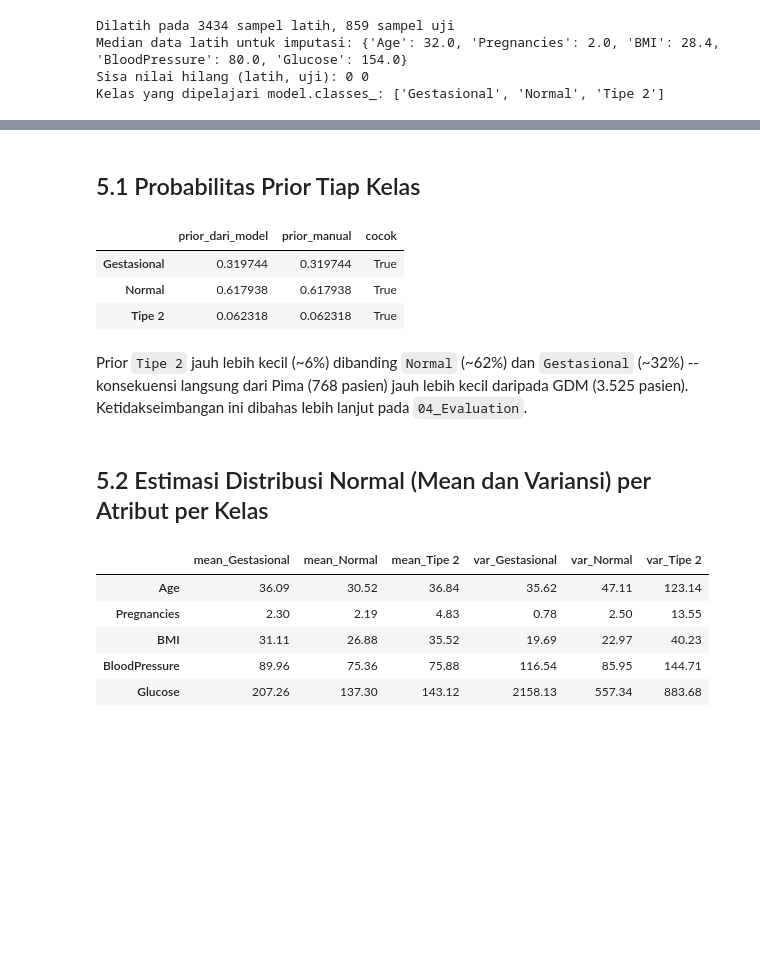
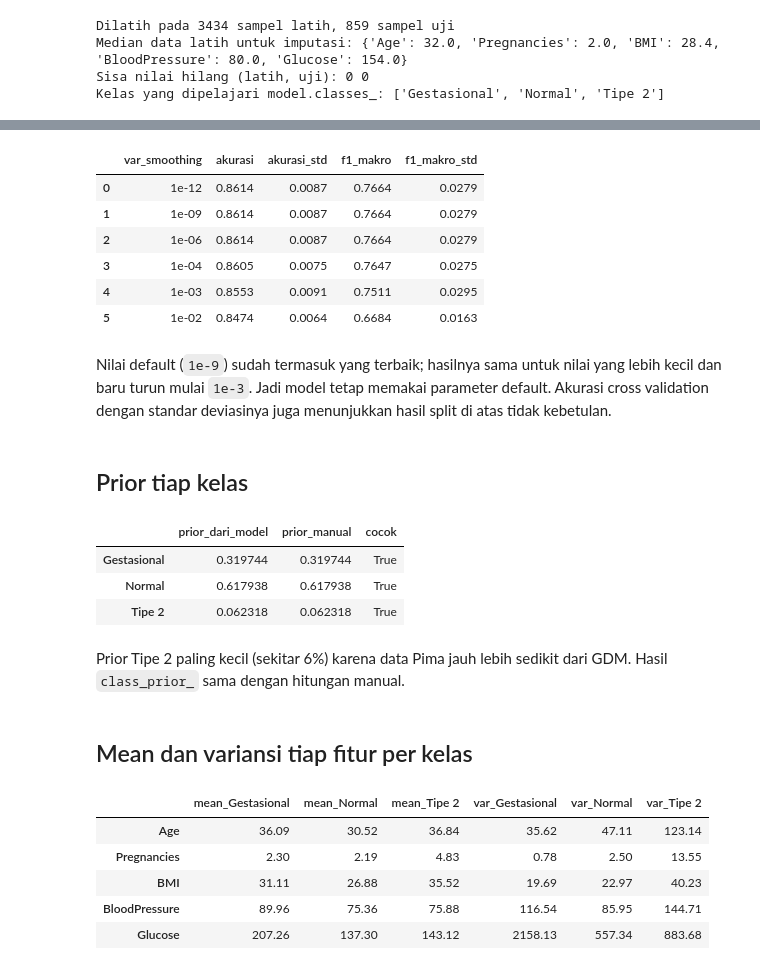
Before and after one commit to maniikambara/diabetes-risk-gnb, a Jupyter notebook: notebooks/03_GaussianNB.ipynb, the cells around one changed output, grey strips where cells are left out. Saved outputs shown, nothing was run; the diff lists cells and outputs as text; code cells hidden in the pictures; blank space fills up the shorter version.

```diff
--- a/notebooks/03_GaussianNB.ipynb
+++ b/notebooks/03_GaussianNB.ipynb
@@ -81,5 +80,33 @@ Kelas yang dipelajari model.classes_: ['Gestasional', 'Normal', 'Tipe 2']
+# %%
+cv = StratifiedKFold(n_splits=5, shuffle=True, random_state=RANDOM_STATE)
+
+hasil_cv = []
+for vs in [1e-12, 1e-9, 1e-6, 1e-4, 1e-3, 1e-2]:
+    pipa = make_pipeline(SimpleImputer(strategy="median"), GaussianNB(var_smoothing=vs))
+    skor = cross_validate(pipa, X.loc[X_train.index], y_train, cv=cv, scoring=["accuracy", "f1_macro"])
+    hasil_cv.append({
+        "var_smoothing": f"{vs:.0e}",
+        "akurasi": skor["test_accuracy"].mean(),
+        "akurasi_std": skor["test_accuracy"].std(),
+        "f1_makro": skor["test_f1_macro"].mean(),
+        "f1_makro_std": skor["test_f1_macro"].std(),
+    })
+
+pd.DataFrame(hasil_cv).round(4)
+# %% [output]
+|  | var_smoothing | akurasi | akurasi_std | f1_makro | f1_makro_std |
+| 0 | 1e-12 | 0.8614 | 0.0087 | 0.7664 | 0.0279 |
+| 1 | 1e-09 | 0.8614 | 0.0087 | 0.7664 | 0.0279 |
+| 2 | 1e-06 | 0.8614 | 0.0087 | 0.7664 | 0.0279 |
+| 3 | 1e-04 | 0.8605 | 0.0075 | 0.7647 | 0.0275 |
+| 4 | 1e-03 | 0.8553 | 0.0091 | 0.7511 | 0.0295 |
+| 5 | 1e-02 | 0.8474 | 0.0064 | 0.6684 | 0.0163 |
+# %% [markdown]
+Nilai default (`1e-9`) sudah termasuk yang terbaik; hasilnya sama untuk nilai yang lebih kecil
+dan baru turun mulai `1e-3`. Jadi model tetap memakai parameter default. Akurasi cross
+validation dengan standar deviasinya juga menunjukkan hasil split di atas tidak kebetulan.
 # %% [markdown]
-## 5.1 Probabilitas Prior Tiap Kelas
+## Prior tiap kelas
 # %%
 prior_model = pd.Series(model.class_prior_, index=model.classes_, name="prior_dari_model")
 prior_manual = y_train.value_counts(normalize=True).sort_index()
@@ -94,12 +121,10 @@ tabel_prior
 | Normal | 0.617938 | 0.617938 | True |
 | Tipe 2 | 0.062318 | 0.062318 | True |
 # %% [markdown]
-Prior `Tipe 2` jauh lebih kecil (~6%) dibanding `Normal` (~62%) dan
-`Gestasional` (~32%) -- konsekuensi langsung dari Pima (768 pasien)
-jauh lebih kecil daripada GDM (3.525 pasien). Ketidakseimbangan ini
-dibahas lebih lanjut pada `04_Evaluation`.
+Prior Tipe 2 paling kecil (sekitar 6%) karena data Pima jauh lebih sedikit dari GDM.
+Hasil `class_prior_` sama dengan hitungan manual.
 # %% [markdown]
-## 5.2 Estimasi Distribusi Normal (Mean dan Variansi) per Atribut per Kelas
+## Mean dan variansi tiap fitur per kelas
 # %%
 fitur = list(X_train.columns)
 distribusi = pd.DataFrame(
```
Also changed, not shown: parts of 9 cells of this notebook, 25 other files.
